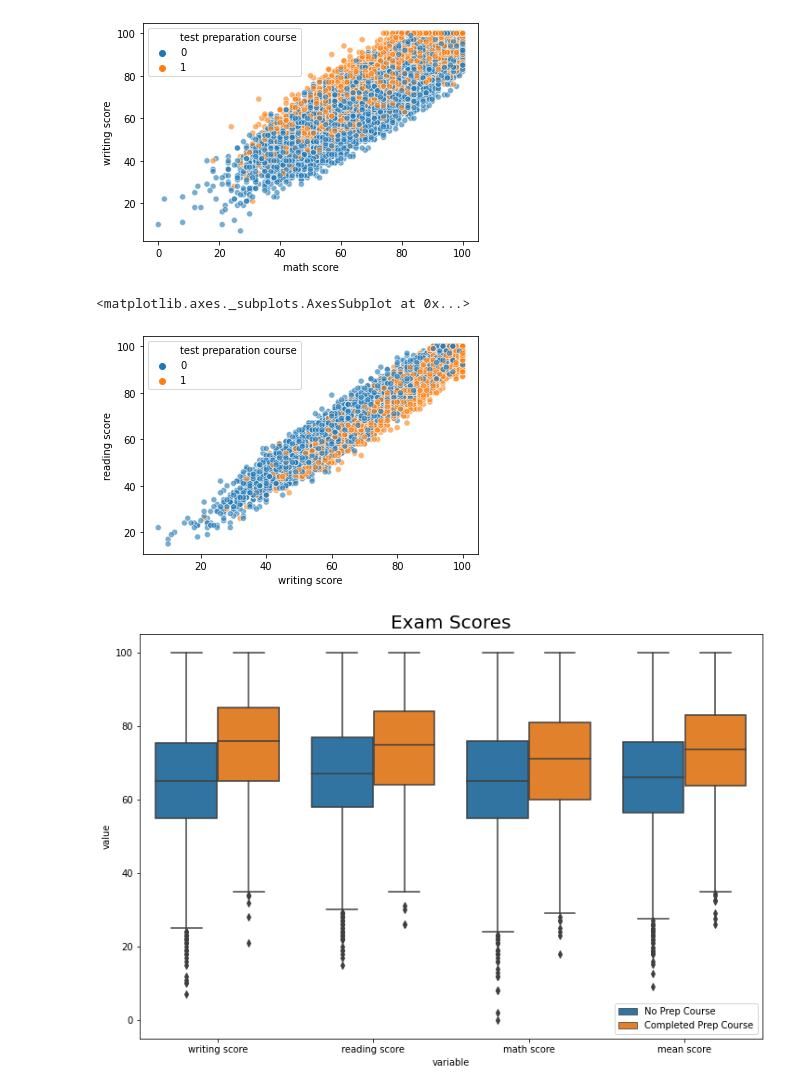
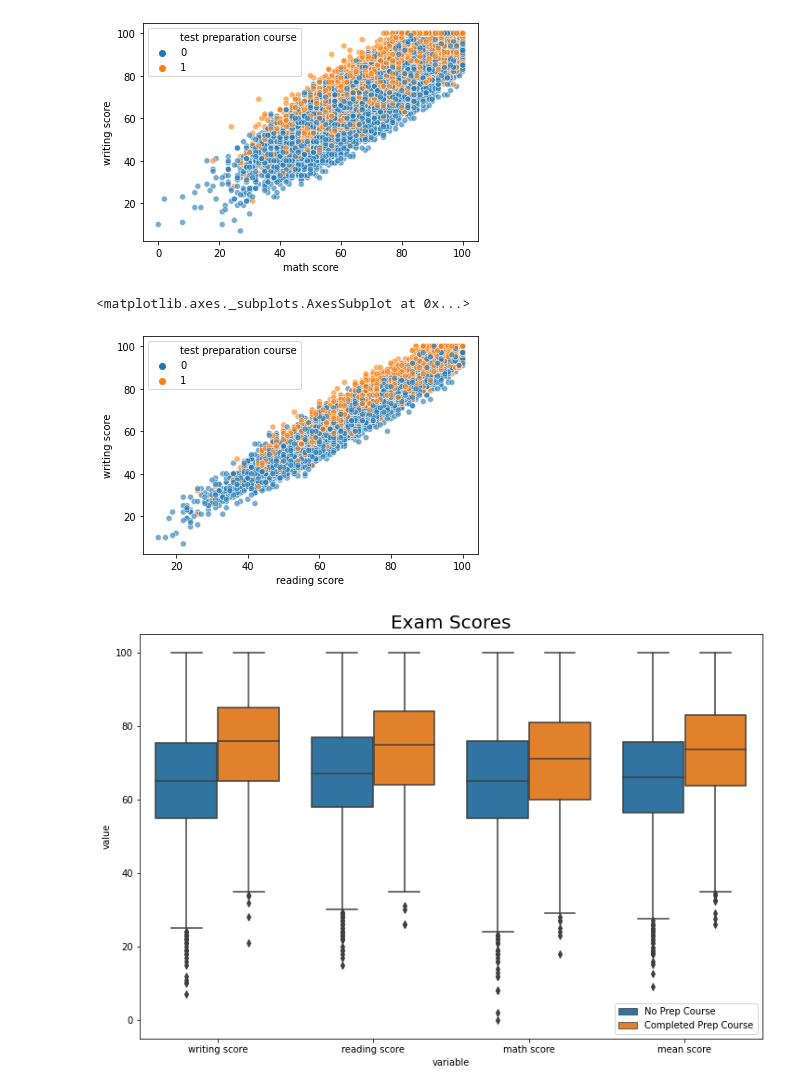
Before and after one commit to taflor/Student-Scores, a Jupyter notebook: notebooks/1.2 Exploratory Data Analysis.ipynb, the cells around one changed output. Saved outputs shown, nothing was run; the diff lists cells and outputs as text; code cells hidden in the pictures.

Commit message:
Scatter plot with writing on y-axis for comparison.

```diff
--- a/notebooks/1.2 Exploratory Data Analysis.ipynb
+++ b/notebooks/1.2 Exploratory Data Analysis.ipynb
@@ -555,10 +556,10 @@ sns.scatterplot(x='math score',y='writing score',data=df,hue='test preparation c
 <matplotlib.axes._subplots.AxesSubplot at 0x...>
 [figure]
 # %%
-sns.scatterplot(x='writing score',y='reading score',data=df,hue='test preparation course',alpha=0.6)
+sns.scatterplot(x='reading score',y='writing score',data=df,hue='test preparation course',alpha=0.6)
 # %% [output]
 <matplotlib.axes._subplots.AxesSubplot at 0x...>
-[figure, old version]
+[figure, new version]
 # %%
 scores = df[['writing score','reading score','math score','mean score','test preparation course']]
 scores_melt = scores.melt(id_vars=['test preparation course'],value_vars=['writing score','reading score','math score','mean score'])
```
Also changed, not shown: parts of 1 cell of this notebook.
